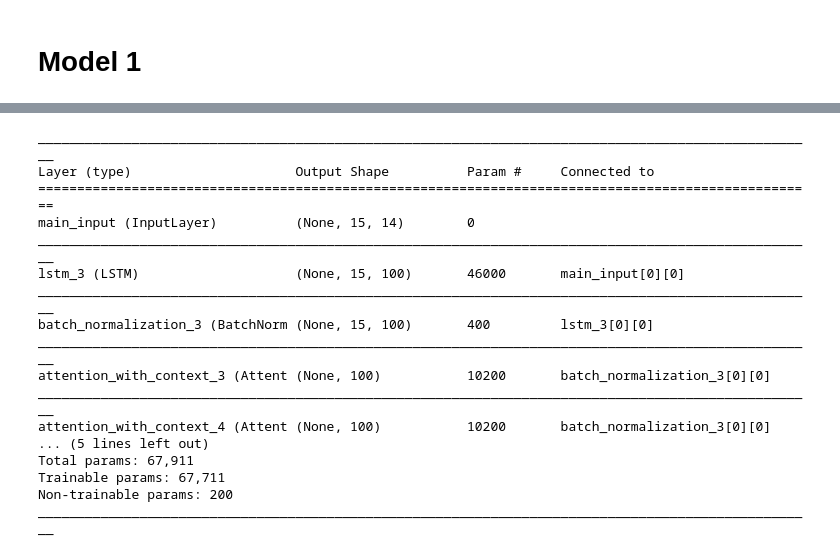
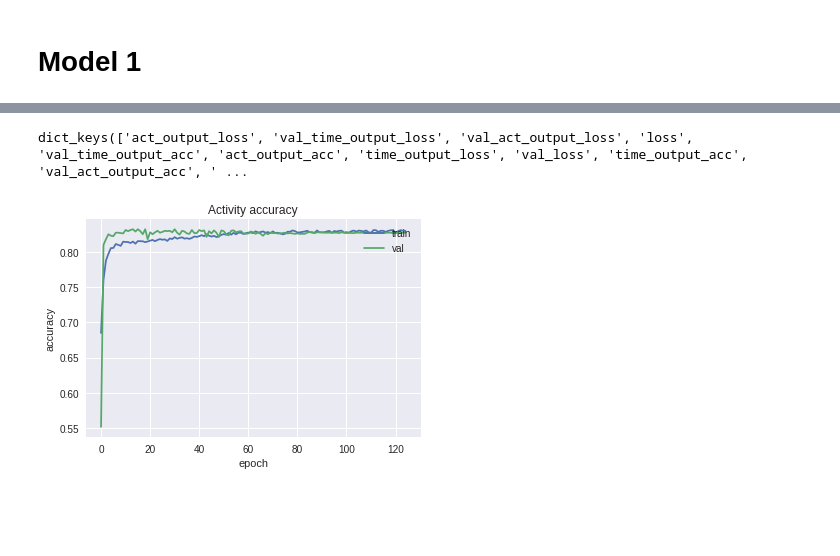
Before and after one commit to guptam/process-sequence, a Jupyter notebook: experiment_2/train.ipynb, the cells around one changed output, grey strips where cells are left out. Saved outputs shown, nothing was run; the diff lists cells and outputs as text; code cells hidden in the pictures; blank space fills up the shorter version.

```diff
--- a/experiment_2/train.ipynb
+++ b/experiment_2/train.ipynb
@@ -104,7 +174,8 @@ model = Model(inputs=[main_input], outputs=[act_output, time_output])
 
 #compilations
 opt = optimizers.Nadam(lr=0.002, beta_1=0.9, beta_2=0.999, epsilon=1e-08, schedule_decay=0.004, clipvalue=3)
-model.compile(loss={'act_output':'categorical_crossentropy', 'time_output':'mean_absolute_error'}, optimizer=opt)
+model.compile(loss={'act_output':'categorical_crossentropy', 'time_output':'mean_absolute_error'},
+              optimizer=opt, metrics=['accuracy'])
 
 #callbacks
 early_stopping = EarlyStopping(monitor='val_loss', patience=83)
@@ -113,7 +184,8 @@ model_checkpoint = ModelCheckpoint(args.outputdir + 'model_{epoch:02d}-{val_loss
                                    save_weights_only=False, mode='auto')
 lr_reducer = ReduceLROnPlateau(monitor='val_loss', factor=0.5, patience=10,
                                verbose=0, mode='auto', epsilon=0.0001, cooldown=0, min_lr=0)
+history = History()
 
 #fit
 model.fit(X, {'act_output':y_a, 'time_output':y_t}, validation_split=0.2, verbose=2,
-          callbacks=[early_stopping, model_checkpoint, lr_reducer], batch_size=16, epochs=500)
+          callbacks=[early_stopping, model_checkpoint, lr_reducer, history], batch_size=16, epochs=500)
@@ -308,20 +214,15 @@ Epoch 199/500
-# %%
-model.summary()
-# %% [output]
-____________________________________________________________________________________________________
-Layer (type)                     Output Shape          Param #     Connected to
-====================================================================================================
-main_input (InputLayer)          (None, 15, 14)        0
-____________________________________________________________________________________________________
-lstm_3 (LSTM)                    (None, 15, 100)       46000       main_input[0][0]
-____________________________________________________________________________________________________
-batch_normalization_3 (BatchNorm (None, 15, 100)       400         lstm_3[0][0]
-____________________________________________________________________________________________________
-attention_with_context_3 (Attent (None, 100)           10200       batch_normalization_3[0][0]
-____________________________________________________________________________________________________
-attention_with_context_4 (Attent (None, 100)           10200       batch_normalization_3[0][0]
-... (5 lines left out)
-Total params: 67,911
-Trainable params: 67,711
-Non-trainable params: 200
-____________________________________________________________________________________________________
+# %%
+history.history.keys()
+# %% [output]
+dict_keys(['act_output_loss', 'val_time_output_loss', 'val_act_output_loss', 'loss', 'val_time_output_acc', 'act_output_acc', 'time_output_loss', 'val_loss', 'time_output_acc', 'val_act_output_acc', ' ...
+# %%
+# summarize history for activity accuracy
+plt.plot(history.history['act_output_acc'])
+plt.plot(history.history['val_act_output_acc'])
+plt.title('Activity accuracy')
+plt.ylabel('accuracy')
+plt.xlabel('epoch')
+plt.legend(['train', 'val'], loc='upper right')
+plt.show()
+# %% [output]
+[figure, added]
```
Also changed, not shown: parts of 17 cells of this notebook, 16 other files.
